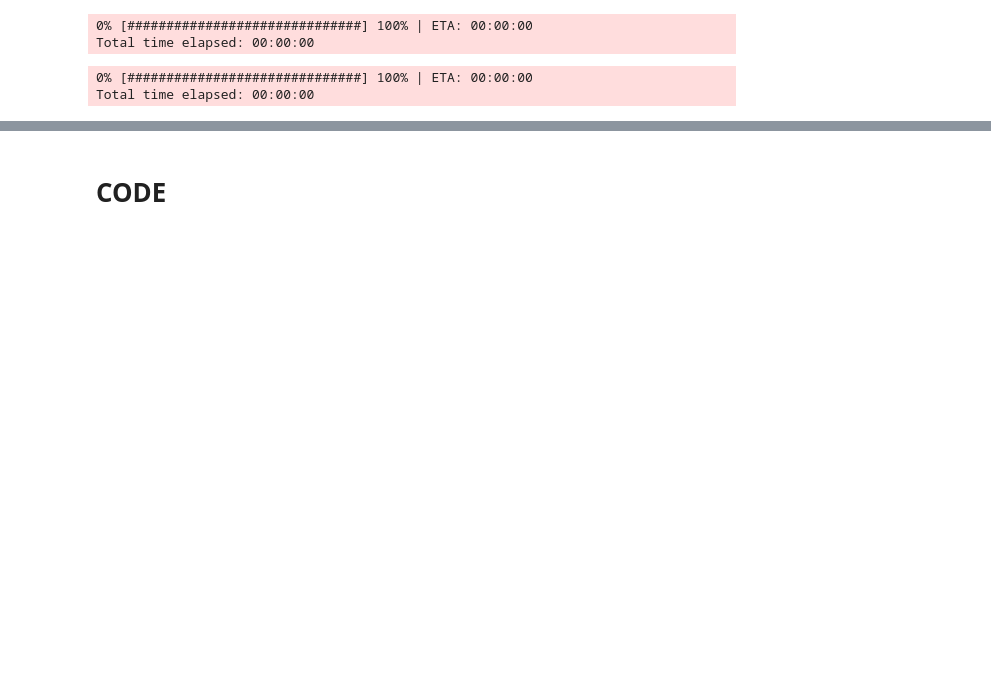
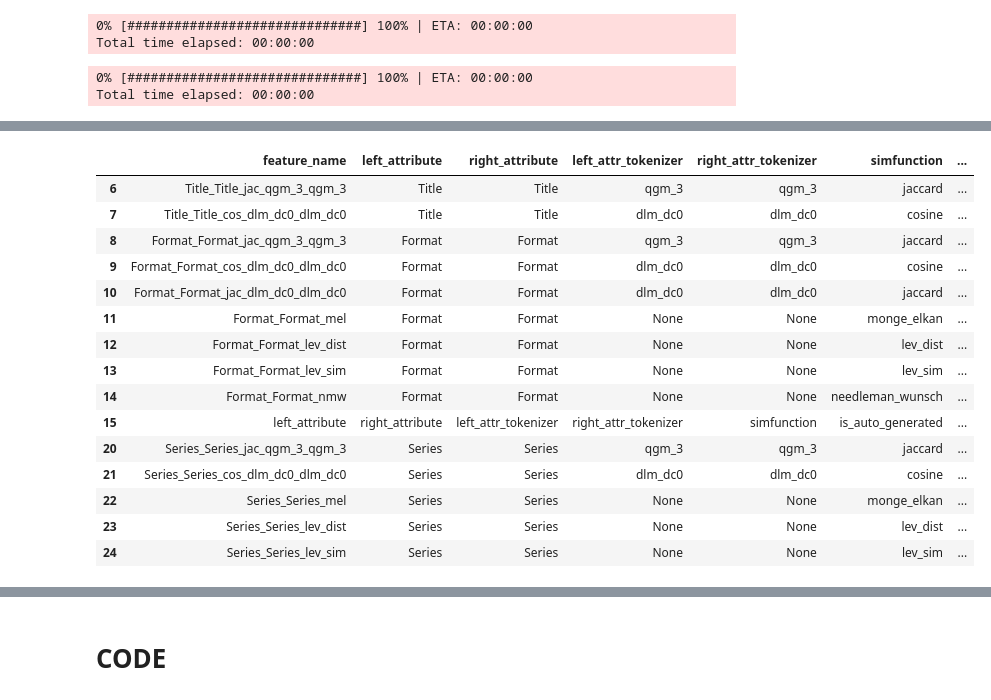
Before and after one commit to iphyer/CS839_DataScience_ClassProject, a Jupyter notebook: stage3/code/blocker.ipynb, the cells around one changed output, grey strips where cells are left out. Saved outputs shown, nothing was run; the diff lists cells and outputs as text; code cells hidden in the pictures; blank space fills up the shorter version.

```diff
--- a/stage3/code/blocker.ipynb
+++ b/stage3/code/blocker.ipynb
@@ -66,0 +116,2 @@ S
+# %%
+match_f = em.get_features_for_matching(A, B)
@@ -66,0 +133,21 @@ S
+# %%
+match_f = match_f[(match_f['left_attribute'] != 'ID') & (match_f['left_attribute'] != 'ISBN')]
+# %%
+match_f
+# %% [output]
+|  | feature_name | left_attribute | right_attribute | left_attr_tokenizer | right_attr_tokenizer | simfunction | ... |
+| 6 | Title_Title_jac_qgm_3_qgm_3 | Title | Title | qgm_3 | qgm_3 | jaccard | ... |
+| 7 | Title_Title_cos_dlm_dc0_dlm_dc0 | Title | Title | dlm_dc0 | dlm_dc0 | cosine | ... |
+| 8 | Format_Format_jac_qgm_3_qgm_3 | Format | Format | qgm_3 | qgm_3 | jaccard | ... |
+| 9 | Format_Format_cos_dlm_dc0_dlm_dc0 | Format | Format | dlm_dc0 | dlm_dc0 | cosine | ... |
+| 10 | Format_Format_jac_dlm_dc0_dlm_dc0 | Format | Format | dlm_dc0 | dlm_dc0 | jaccard | ... |
+| 11 | Format_Format_mel | Format | Format | None | None | monge_elkan | ... |
+| 12 | Format_Format_lev_dist | Format | Format | None | None | lev_dist | ... |
+| 13 | Format_Format_lev_sim | Format | Format | None | None | lev_sim | ... |
+| 14 | Format_Format_nmw | Format | Format | None | None | needleman_wunsch | ... |
+| 15 | left_attribute | right_attribute | left_attr_tokenizer | right_attr_tokenizer | simfunction | is_auto_generated | ... |
+| 20 | Series_Series_jac_qgm_3_qgm_3 | Series | Series | qgm_3 | qgm_3 | jaccard | ... |
+| 21 | Series_Series_cos_dlm_dc0_dlm_dc0 | Series | Series | dlm_dc0 | dlm_dc0 | cosine | ... |
+| 22 | Series_Series_mel | Series | Series | None | None | monge_elkan | ... |
+| 23 | Series_Series_lev_dist | Series | Series | None | None | lev_dist | ... |
+| 24 | Series_Series_lev_sim | Series | Series | None | None | lev_sim | ... |
```
Also changed, not shown: parts of 36 cells of this notebook.
